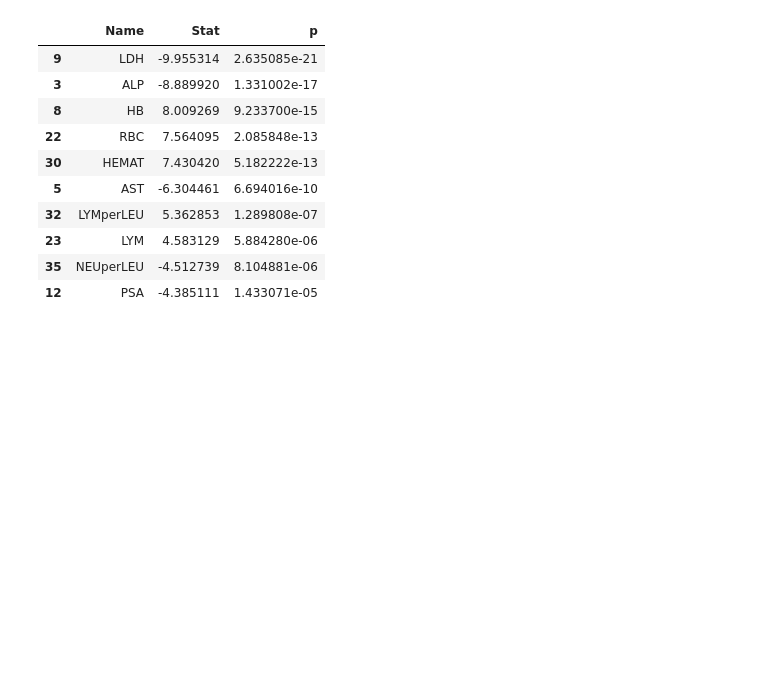
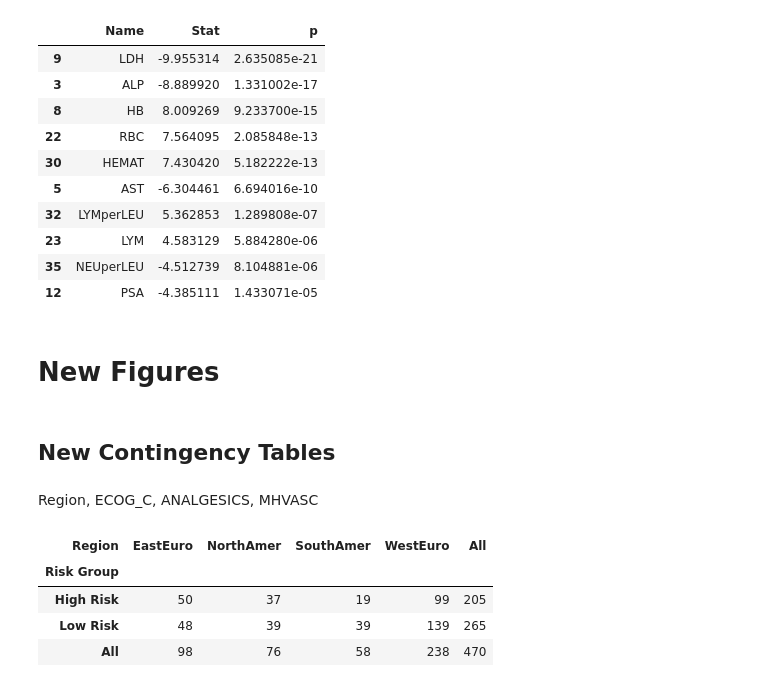
Before and after one commit to belalE/Prostate-Cancer, a Jupyter notebook: prostate-cancer-v2.ipynb, the cells around one changed output. Drawn from its saved outputs; the diff is of its cells as text; code cells hidden in the pictures; blank space fills up the shorter version.

Commit message:
made new figures, but didn't save them

```diff
--- a/prostate-cancer-v2.ipynb
+++ b/prostate-cancer-v2.ipynb
@@ -510,3 +523,30 @@ continous_stats[continous_stats['p'] <= 0.0005].sort_values(by='p')
 | 23 | LYM | 4.583129 | 5.884280e-06 |
 | 35 | NEUperLEU | -4.512739 | 8.104881e-06 |
 | 12 | PSA | -4.385111 | 1.433071e-05 |
+# %% [markdown]
+# New Figures
+# %% [markdown]
+## New Contingency Tables
+# %% [markdown]
+Region, ECOG_C, ANALGESICS, MHVASC
+# %%
+def convertRiskName(risk):
+    if risk['high_risk'] == 0:
+        return "Low Risk"
+    return "High Risk"
+
+
+data['risk_name'] = data.apply(convertRiskName, axis=1)
+# %%
+
+region_table = pd.crosstab(
+    index=data['risk_name'], columns=data['Region'], rownames=['Risk Group'], margins=True)
+# filename = "/Users/belalelsiesy/Desktop/Data Analysis/formattedFigures/region.png"
+# dfi.export(region_table, filename)
+region_table
+# %% [output]
+| Region | EastEuro | NorthAmer | SouthAmer | WestEuro | All |
+| Risk Group |  |  |  |  |  |
+| High Risk | 50 | 37 | 19 | 99 | 205 |
+| Low Risk | 48 | 39 | 39 | 139 | 265 |
+| All | 98 | 76 | 58 | 238 | 470 |
```
Also changed, not shown: parts of 11 cells of this notebook, 1 other file.
